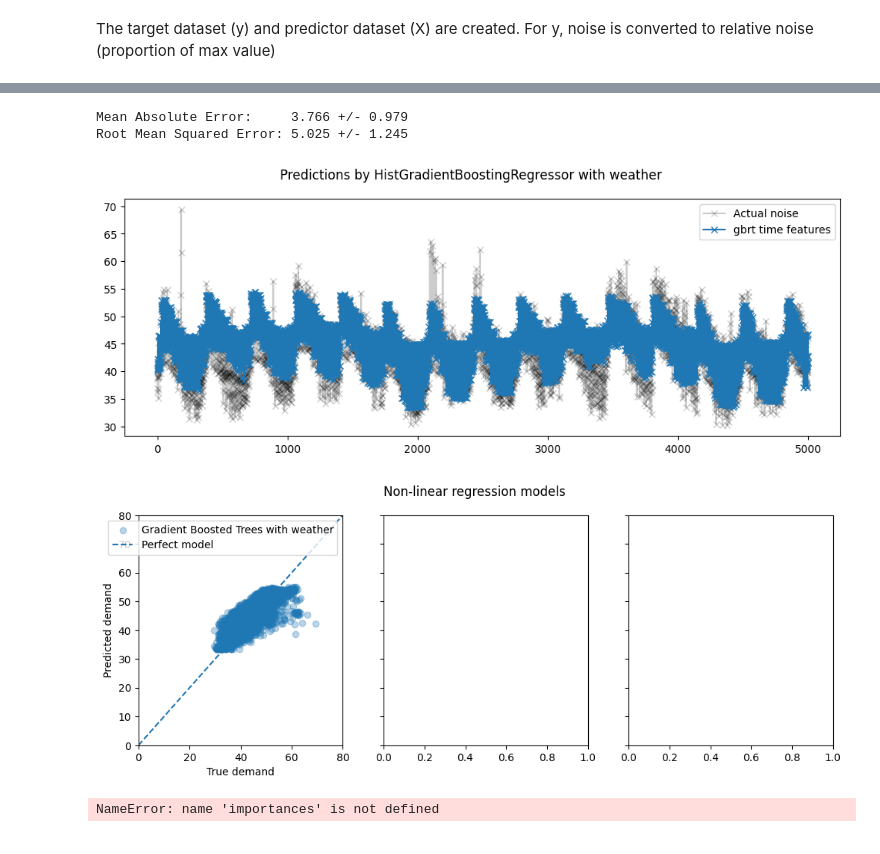
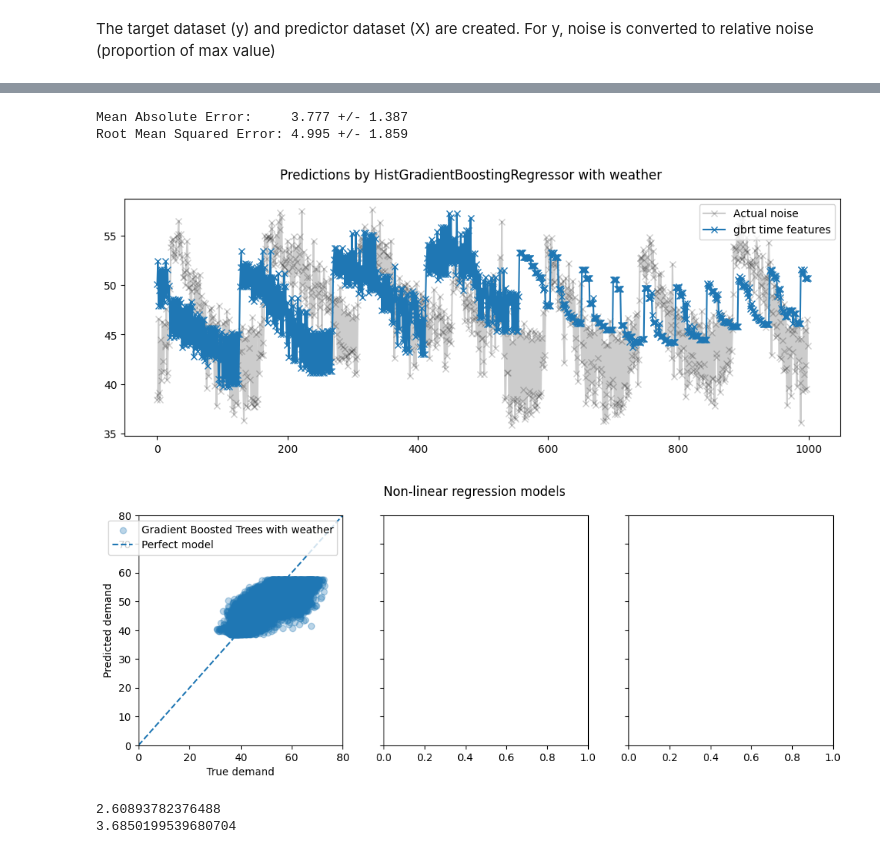
Before and after one commit to IvanaOsredek/ModernDataAnalyticsProject, a Jupyter notebook: MDA_XGB_nighttime.ipynb, the cells around one changed output, grey strips where cells are left out. Cells and saved outputs as stored; diff of their text form; code cells hidden in the pictures.

Commit message:
Comparison with nighttime only model

```diff
--- a/MDA_XGB_nighttime.ipynb
+++ b/MDA_XGB_nighttime.ipynb
@@ -74,0 +102,3 @@ df_nd = df_night.drop(['key','object_id','result_timestamp','date','time','day_t
+# %%
+df_night['hour'].replace(to_replace=[22,23,0,1,2,3,4,5], value=[0,1,2,3,4,5,6,7], inplace=True)
+df_night
@@ -147,8 +227,8 @@ X = df_nd.drop(["laeq"], axis="columns")
 ts_cv = TimeSeriesSplit(
     n_splits=5,
     gap=4320,
-    max_train_size=22000,
-    test_size=16752,
+    max_train_size=8760,
+    test_size=6147,
 )
 # %%
 #inspect splits
@@ -192,9 +272,9 @@ X.iloc[train_4]
 # grid search for hyperparameter tuning
 
 param_grid = {
-    'learning_rate': (0.04,0.06),
-    'n_estimators': (100,130,150),
-    'max_depth' : (3,4,5)}
+    'learning_rate': (0.05,0.06,0.07),
+    'n_estimators': (60,70,80),
+    'max_depth' : (2,3,4)}
 model = xgb.XGBRegressor()
 model_grid_search = GridSearchCV(model, param_grid=param_grid,
                                  n_jobs=2, cv=ts_cv)
@@ -319,31 +398,31 @@ def evaluate(model, X, y, cv):
         f"Root Mean Squared Error: {rmse.mean():.3f} +/- {rmse.std():.3f}"
     )
 
-gbrt_pipeline = xgb.XGBRegressor(learning_rate=0.07,n_estimators=160,max_depth=5)
+gbrt_pipeline = xgb.XGBRegressor(learning_rate=0.06,n_estimators=70,max_depth=3)
 
 evaluate(gbrt_pipeline, X, y, cv=ts_cv)
 # %% [output]
-Mean Absolute Error:     3.766 +/- 0.979
-Root Mean Squared Error: 5.025 +/- 1.245
+Mean Absolute Error:     3.777 +/- 1.387
+Root Mean Squared Error: 4.995 +/- 1.859
 # %%
 #Qualitative analysis of the impact of features on linear model predictions
-gbrt_pipeline.fit(X.iloc[train_0], y.iloc[train_0])
-gbrt_predictions = gbrt_pipeline.predict(X.iloc[test_0])
+gbrt_pipeline.fit(X, y)
+gbrt_predictions = gbrt_pipeline.predict(X)
 
-last_hours = slice(-5000, None)
+last_hours = slice(-1000, None)
 fig, ax = plt.subplots(figsize=(12, 4))
 fig.suptitle("Predictions by HistGradientBoostingRegressor with weather")
 ax.plot(
     y.iloc[test_0].values[last_hours],
     "x-",
     alpha=0.2,
     label="Actual noise",
     color="black",
 )
 ax.plot(gbrt_predictions[last_hours], "x-", label="gbrt time features")
 _ = ax.legend()
 # %% [output]
-[figure, old version]
+[figure, new version]
 # %%
 fig, axes = plt.subplots(ncols=3, figsize=(12, 4), sharey=True)
 fig.suptitle("Non-linear regression models")
@@ -354,7 +433,7 @@ labels = [
     "Gradient Boosted Trees with weather",
 ]
 for ax, pred, label in zip(axes, predictions, labels):
-    ax.scatter(y.iloc[test_0].values, pred, alpha=0.3, label=label)
+    ax.scatter(y.values, pred, alpha=0.3, label=label)
     ax.plot([0, 80], [0, 80], "--", label="Perfect model")
     ax.set(
         xlim=(0, 80),
@@ -366,17 +445,13 @@ for ax, pred, label in zip(axes, predictions, labels):
 
 plt.show()
 # %% [output]
-[figure, old version]
+[figure, new version]
-# %%
-#now do the same but look at variables separately:
-# the feature importance should be lower, because dropping a variable form the model
-# will not result in a large decrease of information gain, etc if the other correlated variables take over the task of explaining the model
-#example: you can see that weekend is not as important anymore, because day takes over if weekend is in the model
-features=['hour','weekday','month','weekend','holiday','exam_period','LC_HUMIDITY','LC_DWPTEMP','LC_n',
-          'LC_RAD','LC_RAININ','LC_DAILYRAIN','LC_WINDDIR','LC_WINDSPEED','LC_RAD60','LC_TEMP_QCL0']
-imp = importances(gbrt_pipeline, X, y, features=features) # permutation
-#should be on fitted model. I used the X and y but usualy you would need to use the validation set
-viz = plot_importances(imp)
-viz.view()
-# %% [output]
-NameError: name 'importances' is not defined
+# %%
+predictions = gbrt_pipeline.predict(X)
+MAE = sum(((predictions-y)**2)**(1/2))/len(y)
+print(MAE)
+RMSE = (sum((predictions-y)**2)/len(y))**(1/2)
+print(RMSE)
+# %% [output]
+2.60893782376488
+3.6850199539680704
```
Also changed, not shown: parts of 26 cells of this notebook, 1 other file.
